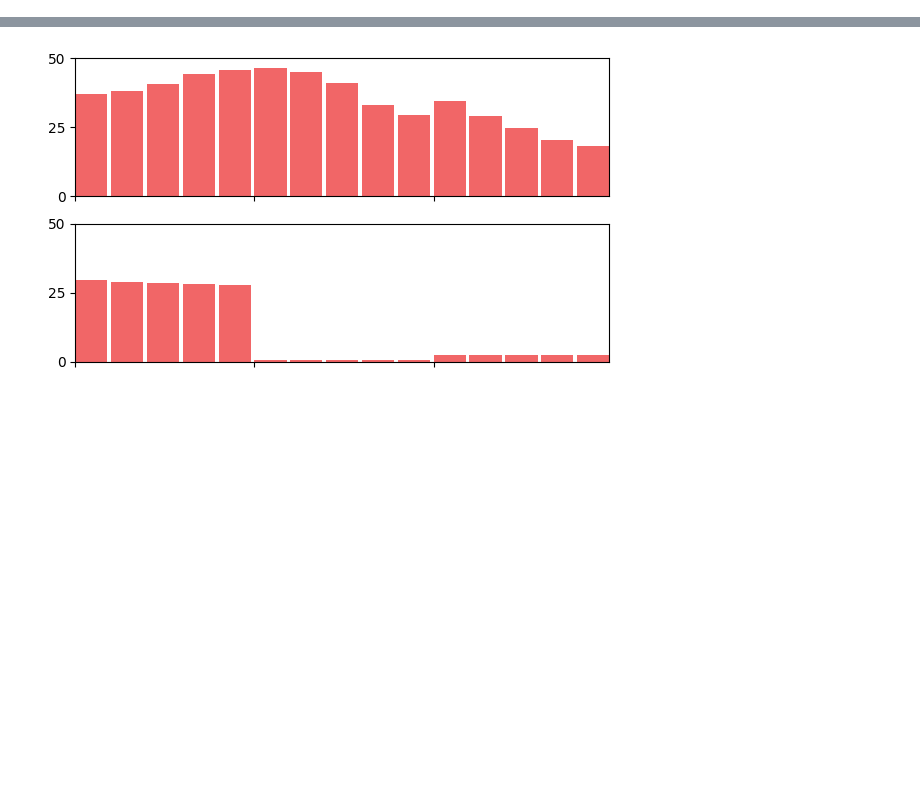
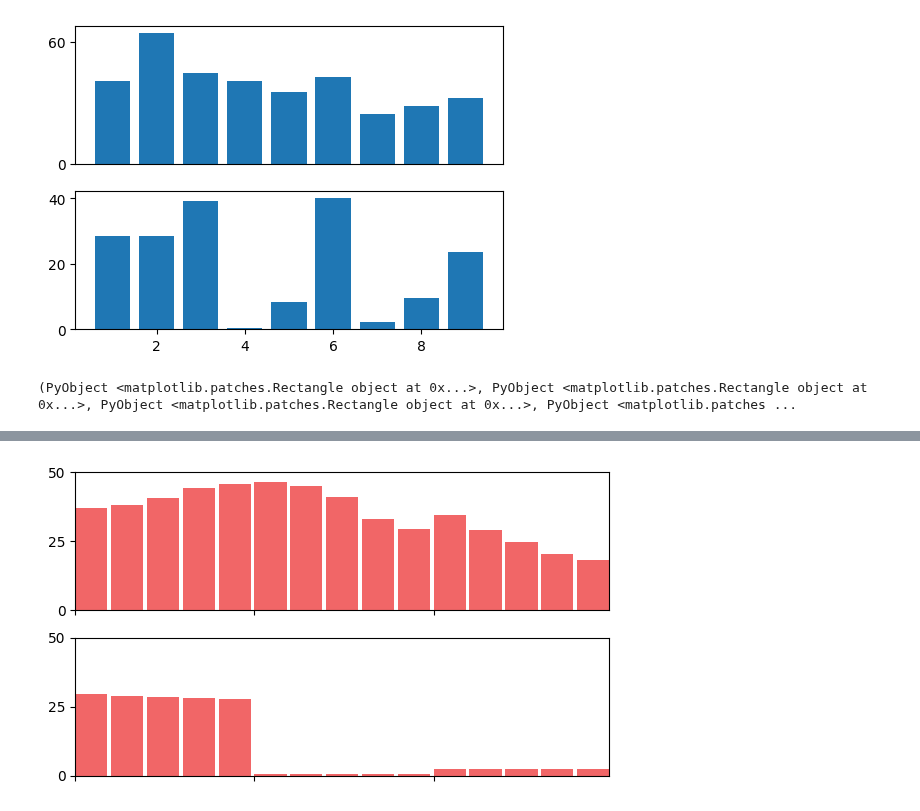
Before and after one commit to AliGhorashiCMT/Topological-Prevalence, a Jupyter notebook: Figure 2.ipynb, the cells around one changed output, grey strips where cells are left out. Cells and saved outputs as stored; diff of their text form; code cells hidden in the pictures; blank space fills up the shorter version.

```diff
--- a/Figure 2.ipynb
+++ b/Figure 2.ipynb
@@ -6,0 +10,27 @@ cm = 1/2.54;
+# %%
+sobol_fragile_te = Float64[]
+sobol_fragile_tm = Float64[]
+sobol_stable_te = Float64[]
+sobol_stable_tm = Float64[]
+
+random_fragile_te = Float64[]
+random_fragile_tm = Float64[]
+random_stable_te = Float64[]
+random_stable_tm = Float64[]
+
+for sg in [2, 10, 16]
+    loaded_data_sobol = load("sobol_symeigs/sg$sg-data.jld2")
+    loaded_data_random = load("symeigs/sg$sg-data.jld2")
+
+    push!(sobol_fragile_te , loaded_data_sobol["fragile_count"][(sg, 3, "te")][1:3]...)
+    push!(random_fragile_te , loaded_data_random["fragile_count"][(sg, 3, "te")][1:3]...)
+
+    push!(sobol_fragile_tm , loaded_data_sobol["fragile_count"][(sg, 3, "tm")][1:3]...)
+    push!(random_fragile_tm , loaded_data_random["fragile_count"][(sg, 3, "tm")][1:3]...)
+
+    push!(sobol_stable_te , loaded_data_sobol["stable_count"][(sg, 3, "te")][1:3]...)
+    push!(random_stable_te , loaded_data_random["stable_count"][(sg, 3, "te")][1:3]...)
+
+    push!(sobol_stable_tm , loaded_data_sobol["stable_count"][(sg, 3, "tm")][1:3]...)
+    push!(random_stable_tm , loaded_data_random["stable_count"][(sg, 3, "tm")][1:3]...)
+end
@@ -23 +108,15 @@ for sg in [2, 6, 9:17...]
 end
+# %%
+figure(figsize=(14*cm, 10*cm))
+subplot(2, 1, 1)
+fig2_stable_data = vcat([cum_stable_count[(sg, 3, "te")] for sg  in [2, 10, 16]]...); # Only plot for the middle dielectric contrast
+yticks([0, 60])
+xticks([])
+bar(1:9, fig2_stable_data)
+subplot(2, 1, 2)
+fig2_stable_data = vcat([cum_stable_count[(sg, 3, "tm")] for sg  in [2, 10, 16]]...);
+bar(1:9, fig2_stable_data)
+#savefig("Cumulative-Fig2.pdf")
+# %% [output]
+[figure, added]
+(PyObject <matplotlib.patches.Rectangle object at 0x...>, PyObject <matplotlib.patches.Rectangle object at 0x...>, PyObject <matplotlib.patches.Rectangle object at 0x...>, PyObject <matplotlib.patches ...
```
Also changed, not shown: parts of 18 cells of this notebook.
